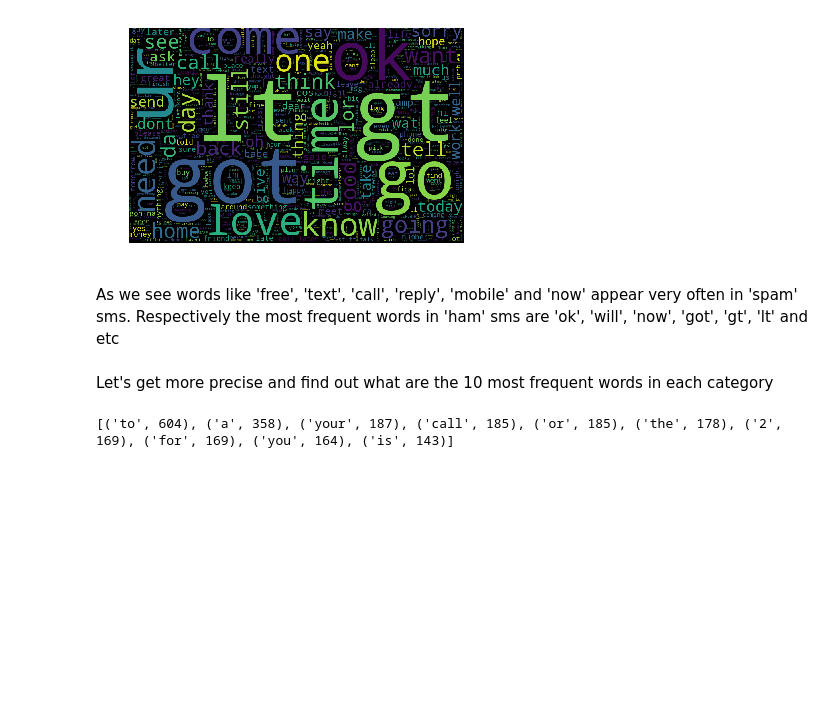
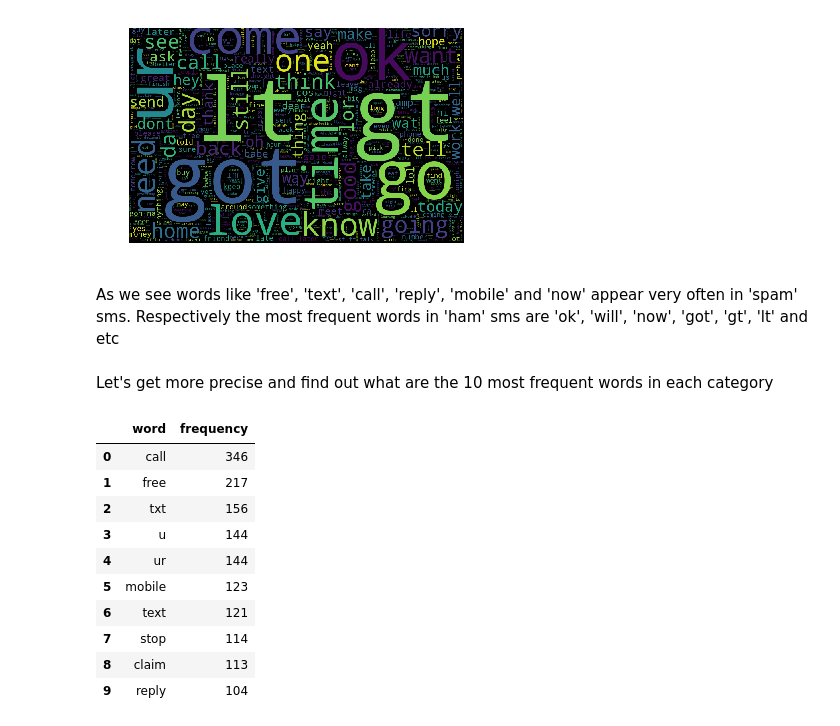
Before and after one commit to PanPapag/SMS-Spam-Detection-System, a Jupyter notebook: sms_spam_detection.ipynb, the cells around one changed output. Cells and saved outputs as stored; diff of their text form; code cells hidden in the pictures; blank space fills up the shorter version.

```diff
--- a/sms_spam_detection.ipynb
+++ b/sms_spam_detection.ipynb
@@ -191,8 +191,20 @@ As we see words like 'free', 'text', 'call', 'reply', 'mobile' and 'now' appear
 # %% [markdown]
 Let's get more precise and find out what are the 10 most frequent words in each category
 # %%
-Counter = collections.Counter(spam_words.split())
+# Ten most frequent spam words
+Counter = collections.Counter(spam_words)
 most_occur_spam_words = Counter.most_common(10)
-print(most_occur_spam_words)
+df_most_occur_spam_words = pd.DataFrame(most_occur_spam_words, columns=['word','frequency'])
+df_most_occur_spam_words
 # %% [output]
-[('to', 604), ('a', 358), ('your', 187), ('call', 185), ('or', 185), ('the', 178), ('2', 169), ('for', 169), ('you', 164), ('is', 143)]
+|  | word | frequency |
+| 0 | call | 346 |
+| 1 | free | 217 |
+| 2 | txt | 156 |
+| 3 | u | 144 |
+| 4 | ur | 144 |
+| 5 | mobile | 123 |
+| 6 | text | 121 |
+| 7 | stop | 114 |
+| 8 | claim | 113 |
+| 9 | reply | 104 |
```
Also changed, not shown: parts of 1 cell of this notebook.
